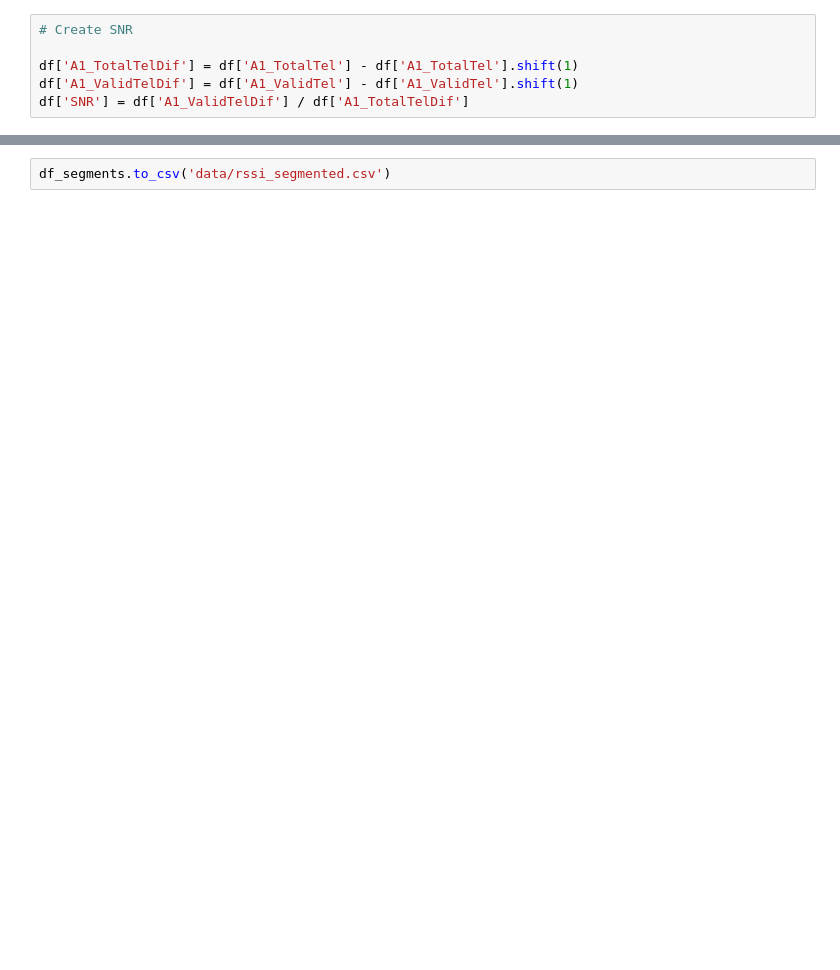
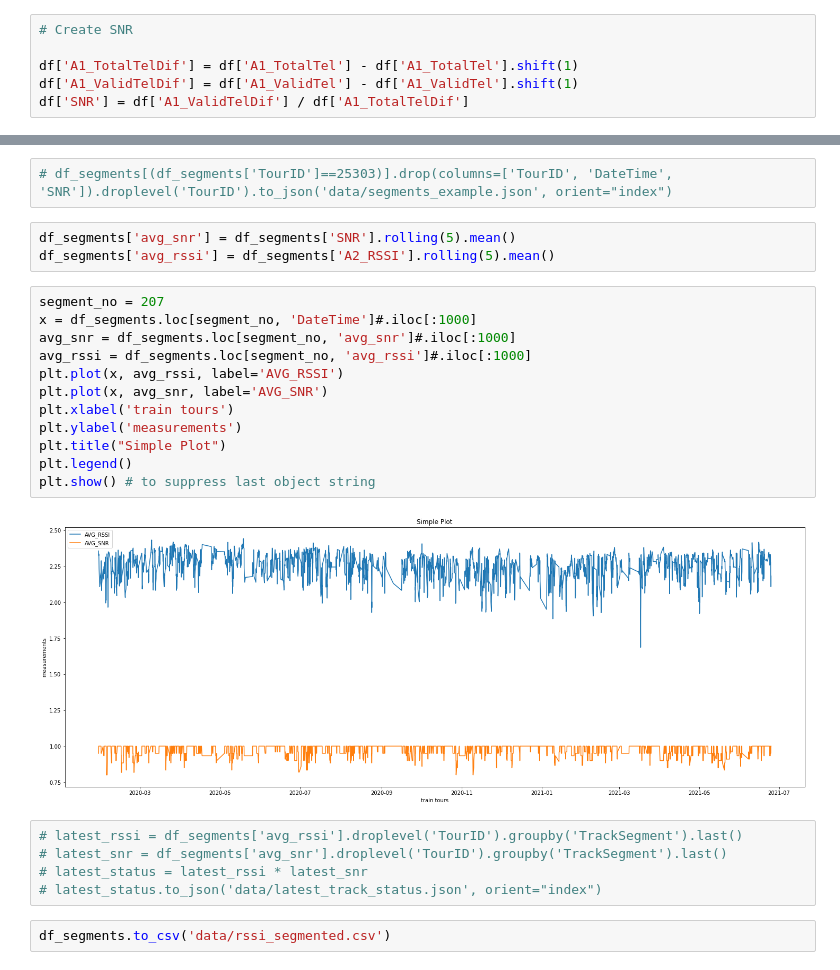
Before and after one commit to croidzen/hz21-sc, a Jupyter notebook: analytics/create_segmentation.ipynb, the cells around one changed output, grey strips where cells are left out. Cells and saved outputs as stored; diff of their text form; blank space fills up the shorter version.

```diff
--- a/analytics/create_segmentation.ipynb
+++ b/analytics/create_segmentation.ipynb
@@ -66,2 +76,26 @@ df_segments
+# %%
+# df_segments[(df_segments['TourID']==25303)].drop(columns=['TourID', 'DateTime', 'SNR']).droplevel('TourID').to_json('data/segments_example.json', orient="index")
+# %%
+df_segments['avg_snr'] = df_segments['SNR'].rolling(5).mean()
+df_segments['avg_rssi'] = df_segments['A2_RSSI'].rolling(5).mean()
+# %%
+segment_no = 207
+x = df_segments.loc[segment_no, 'DateTime']#.iloc[:1000]
+avg_snr = df_segments.loc[segment_no, 'avg_snr']#.iloc[:1000]
+avg_rssi = df_segments.loc[segment_no, 'avg_rssi']#.iloc[:1000]
+plt.plot(x, avg_rssi, label='AVG_RSSI')
+plt.plot(x, avg_snr, label='AVG_SNR')
+plt.xlabel('train tours')
+plt.ylabel('measurements')
+plt.title("Simple Plot")
+plt.legend()
+plt.show() # to suppress last object string
+# %% [output]
+[figure, added]
+# %%
+# latest_rssi = df_segments['avg_rssi'].droplevel('TourID').groupby('TrackSegment').last()
+# latest_snr = df_segments['avg_snr'].droplevel('TourID').groupby('TrackSegment').last()
+# latest_status = latest_rssi * latest_snr
+# latest_status.to_json('data/latest_track_status.json', orient="index")
 # %%
 df_segments.to_csv('data/rssi_segmented.csv')
```
Also changed, not shown: parts of 8 cells of this notebook.
